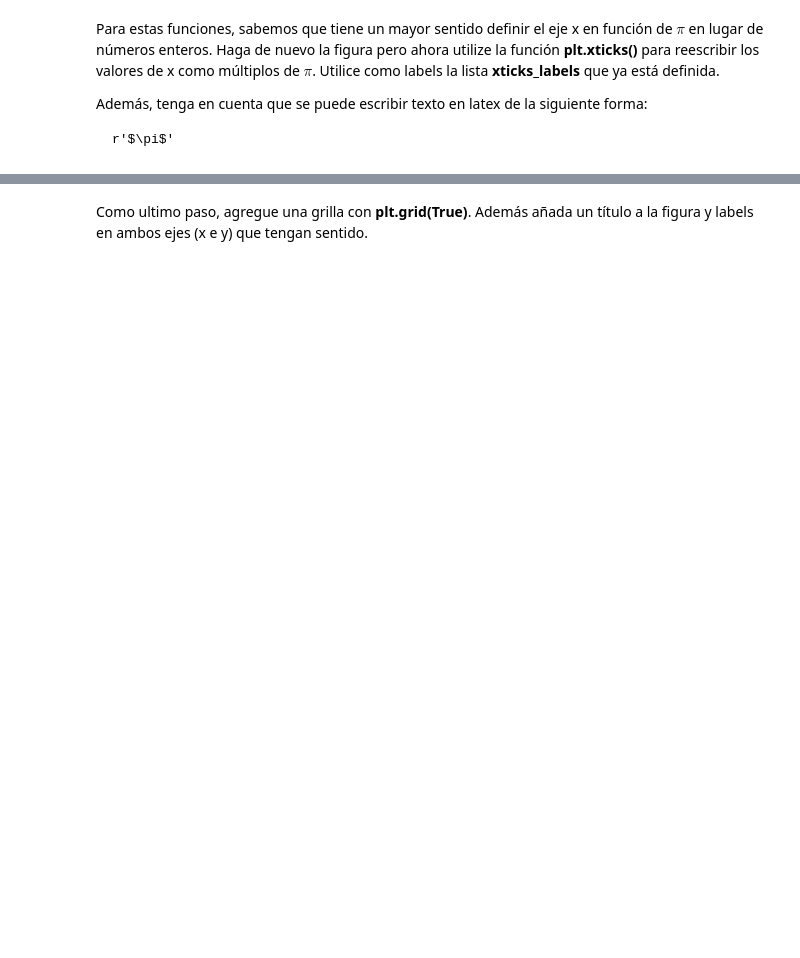
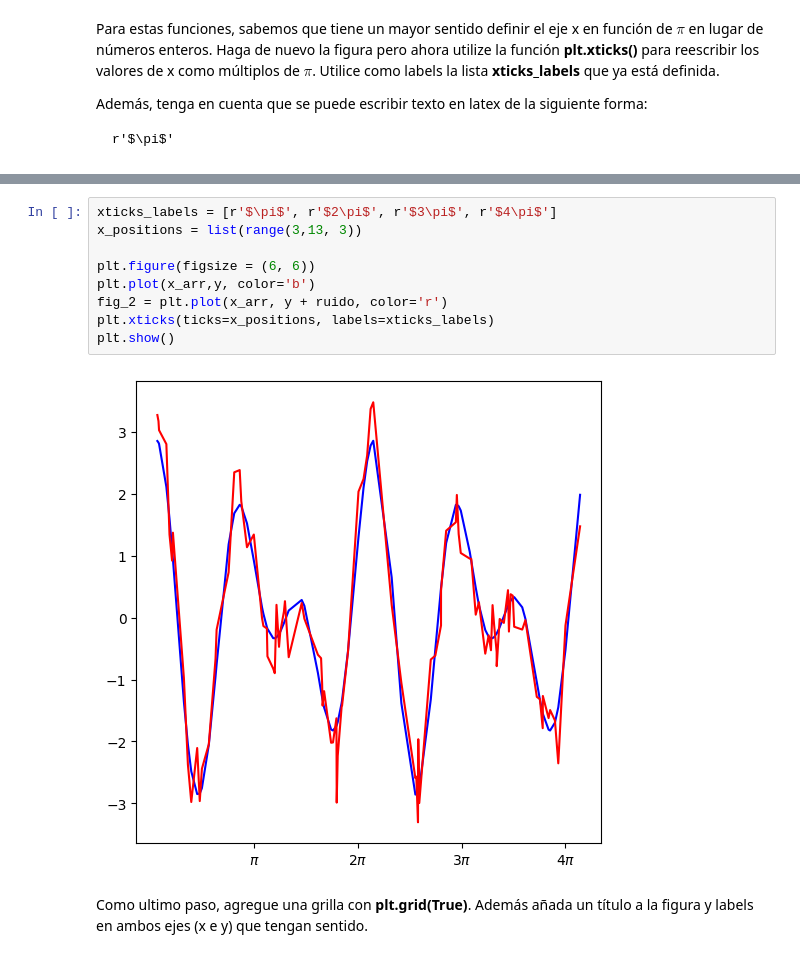
Before and after one commit to Morales-Andres/Tarea-1, a Jupyter notebook: Tarea_1.ipynb, the cells around one changed output, grey strips where cells are left out. Drawn from its saved outputs; the diff is of its cells as text; blank space fills up the shorter version.

```diff
--- a/Tarea_1.ipynb
+++ b/Tarea_1.ipynb
@@ -437,2 +442,13 @@ xticks_labels = [r'$\pi$', r'$2\pi$', r'$3\pi$', r'$4\pi$']
+# %%
+xticks_labels = [r'$\pi$', r'$2\pi$', r'$3\pi$', r'$4\pi$']
+x_positions = list(range(3,13, 3))
+
+plt.figure(figsize = (6, 6))
+plt.plot(x_arr,y, color='b')
+fig_2 = plt.plot(x_arr, y + ruido, color='r')
+plt.xticks(ticks=x_positions, labels=xticks_labels)
+plt.show()
+# %% [output]
+[figure, added]
 # %% [markdown]
 Como ultimo paso, agregue una grilla con **plt.grid(True)**. Además añada un título a la figura y labels en ambos ejes (x e y) que tengan sentido.
```
Also changed, not shown: parts of 18 cells of this notebook.
